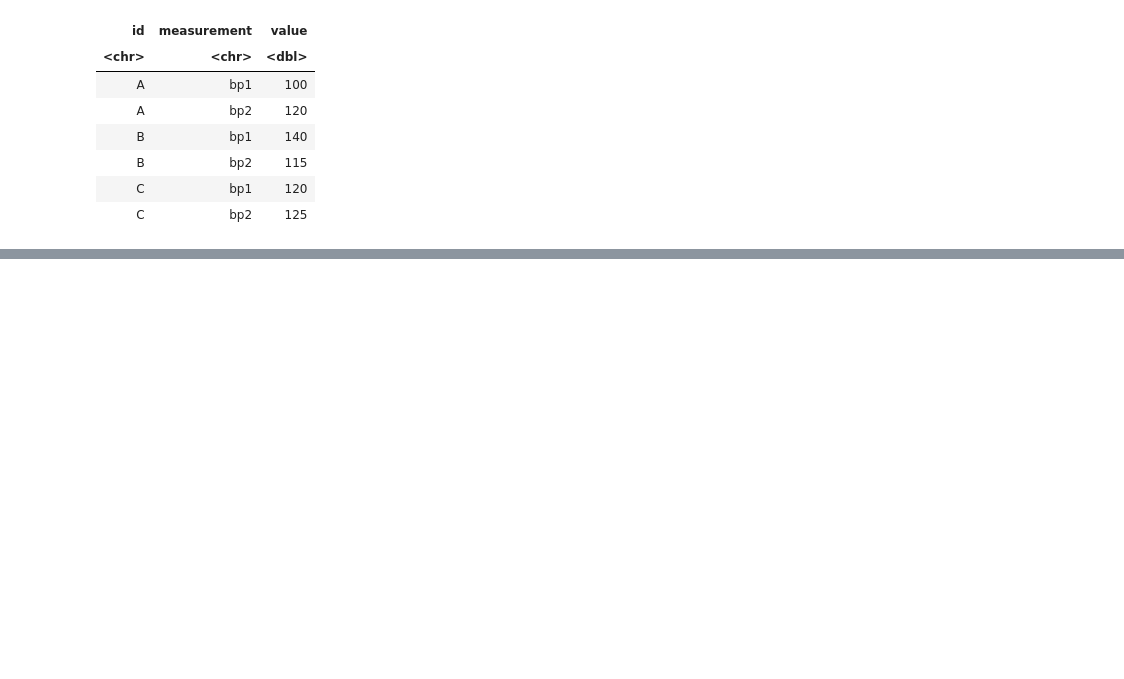
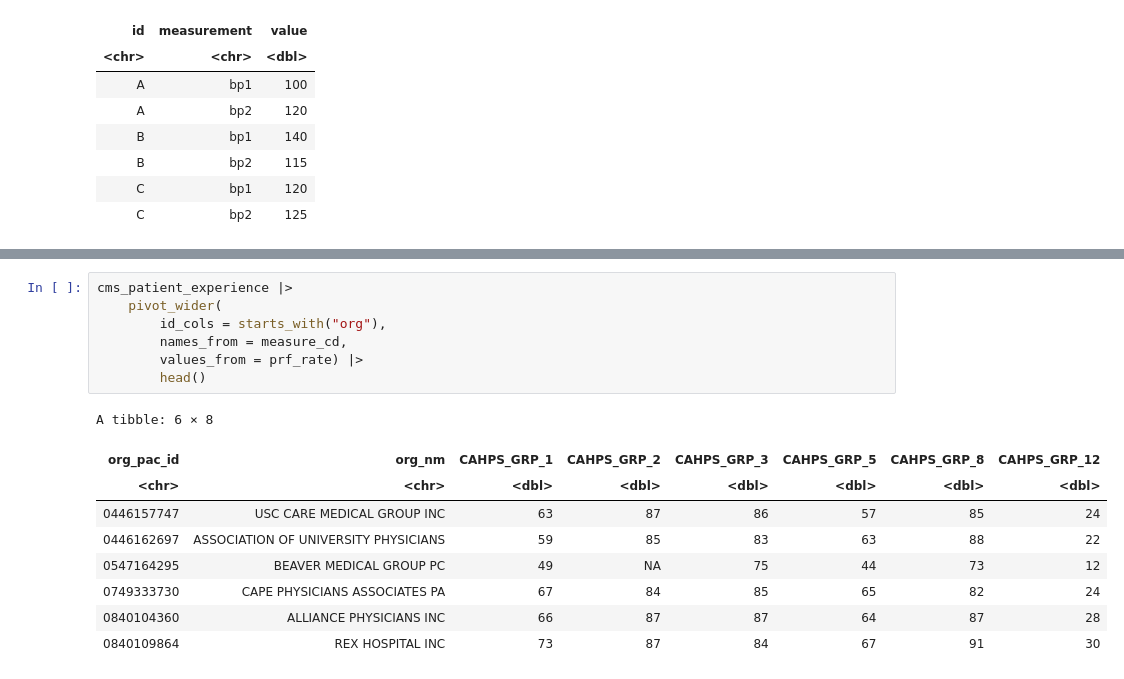
Before and after one commit to SamGombs20/learningR, a Jupyter notebook: code/R_for_data_science.ipynb, the cells around one changed output, grey strips where cells are left out. Cells and saved outputs as stored; diff of their text form; blank space fills up the shorter version.

```diff
--- a/code/R_for_data_science.ipynb
+++ b/code/R_for_data_science.ipynb
@@ -431,0 +525,17 @@ A tibble: 6 × 3
+# %%
+cms_patient_experience |>
+    pivot_wider(
+        id_cols = starts_with("org"),
+        names_from = measure_cd,
+        values_from = prf_rate) |>
+        head()
+# %% [output]
+A tibble: 6 × 8
+| org_pac_id | org_nm | CAHPS_GRP_1 | CAHPS_GRP_2 | CAHPS_GRP_3 | CAHPS_GRP_5 | CAHPS_GRP_8 | CAHPS_GRP_12 |
+| <chr> | <chr> | <dbl> | <dbl> | <dbl> | <dbl> | <dbl> | <dbl> |
+| 0446157747 | USC CARE MEDICAL GROUP INC | 63 | 87 | 86 | 57 | 85 | 24 |
+| 0446162697 | ASSOCIATION OF UNIVERSITY PHYSICIANS | 59 | 85 | 83 | 63 | 88 | 22 |
+| 0547164295 | BEAVER MEDICAL GROUP PC | 49 | NA | 75 | 44 | 73 | 12 |
+| 0749333730 | CAPE PHYSICIANS ASSOCIATES PA | 67 | 84 | 85 | 65 | 82 | 24 |
+| 0840104360 | ALLIANCE PHYSICIANS INC | 66 | 87 | 87 | 64 | 87 | 28 |
+| 0840109864 | REX HOSPITAL INC | 73 | 87 | 84 | 67 | 91 | 30 |
```
Also changed, not shown: parts of 10 cells of this notebook.
